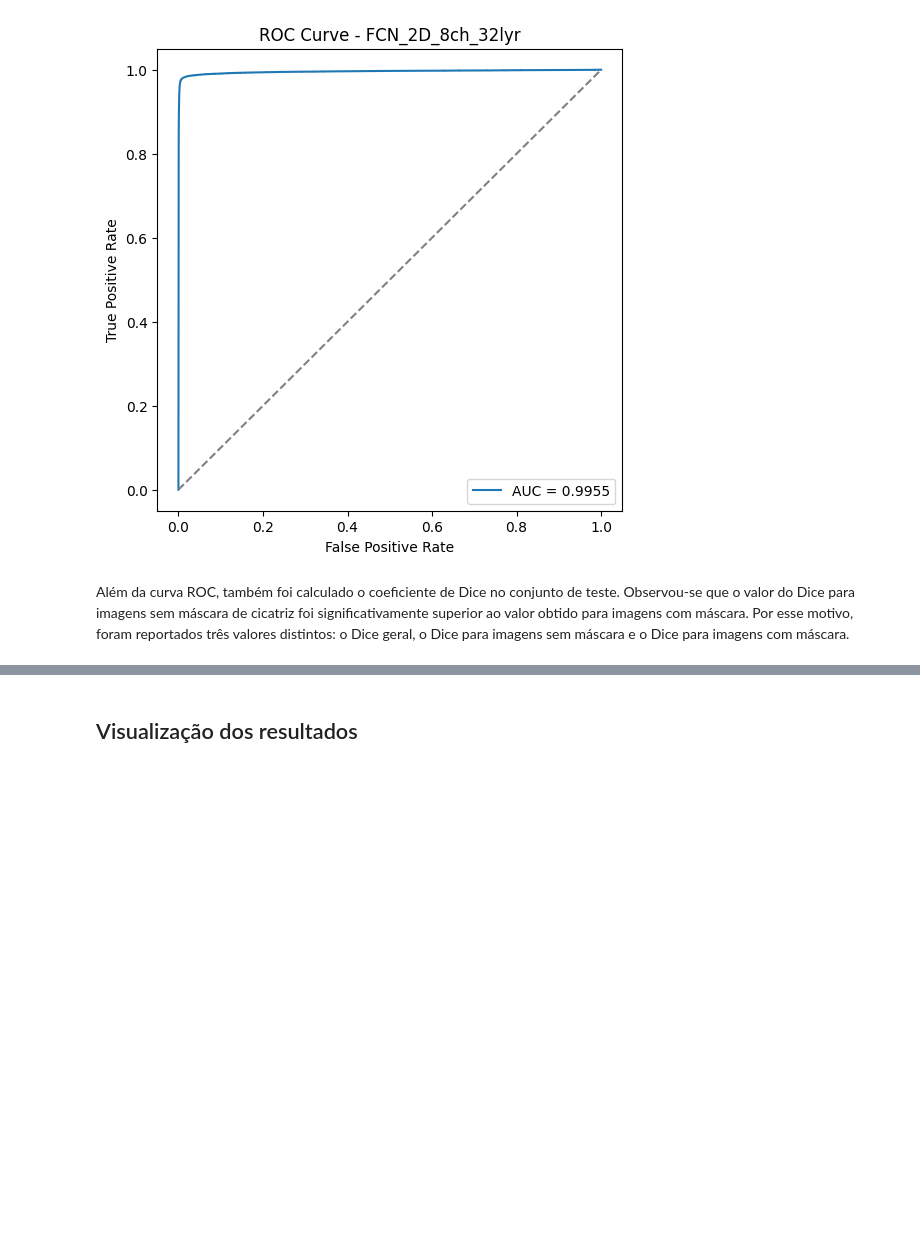
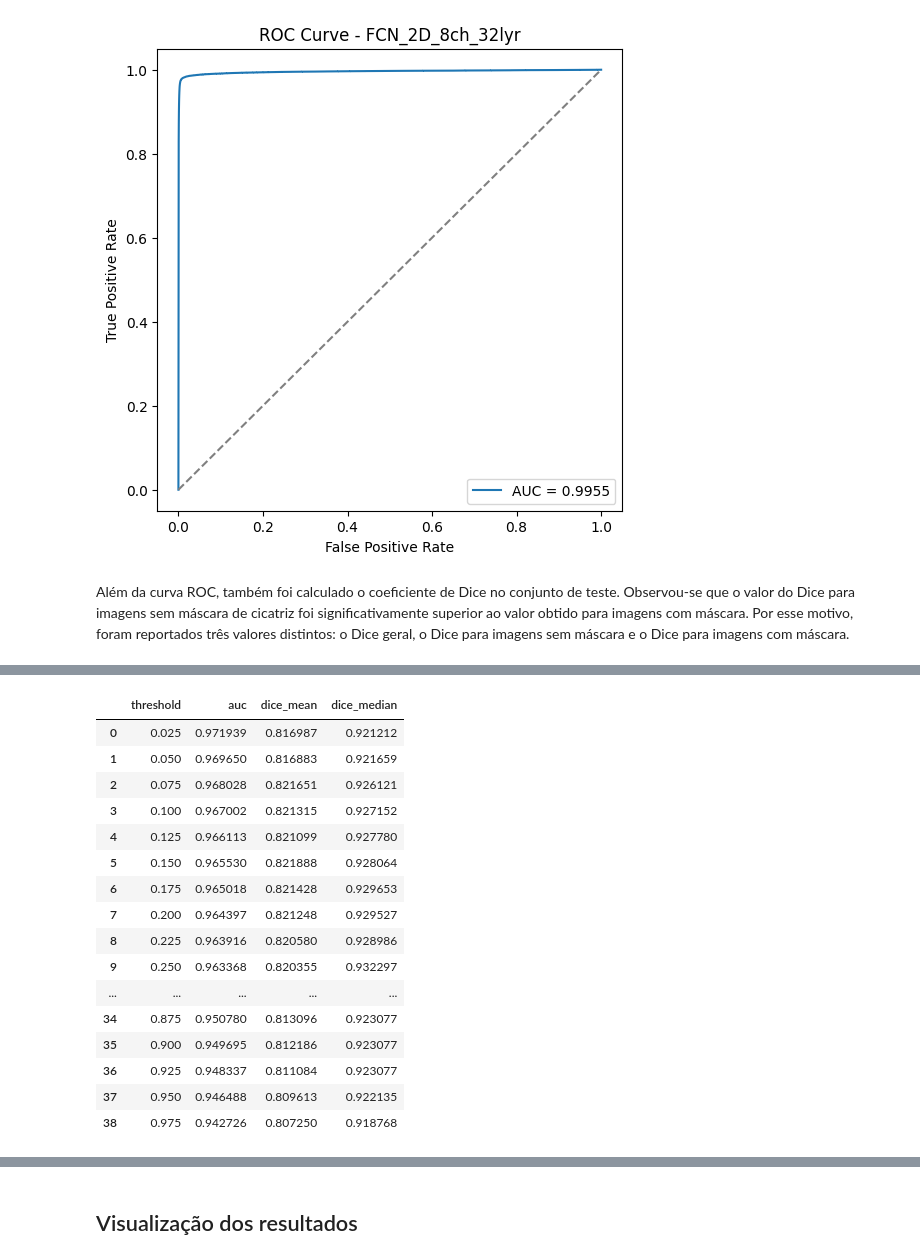
Before and after one commit to everaldina/worcap-2025, a Jupyter notebook: worcap.ipynb, the cells around one changed output, grey strips where cells are left out. Saved outputs shown, nothing was run; the diff lists cells and outputs as text; code cells hidden in the pictures; blank space fills up the shorter version.

```diff
--- a/worcap.ipynb
+++ b/worcap.ipynb
@@ -581,0 +604,29 @@ df_describe
+# %%
+thresholds = np.linspace(0, 1, 41)  # De 0 a 1 com passo de 0.025
+results = []
+
+for thr in thresholds:
+    print(f"Calculando métricas para threshold: {thr:.3f}")
+    pred_binary = (preds >= thr).astype(np.float32)
+
+    # Dice médio por threshold
+    dice_scores = []
+    for r in val_ids:
+        mask = read_mask(os.path.join(data_paths['mask'], f'recorte_{r}.tif'))
+        pickle_pred = read_pickle(os.path.join(file_path, f'recorte_{r}.pkl'))
+        pred = np.array(pickle_pred).squeeze()
+        pred_binary = (pred >= thr).astype(np.float32)
+        dice_scores.append(calc_dice(mask, pred_binary))
+
+    dice_mean = np.mean(dice_scores)
+    dice_median = np.median(dice_scores)
+
+    results.append({
+        "threshold": thr,
+        "auc": roc_auc_score(labels, (preds >= thr).astype(np.float32)),
+        "dice_mean": dice_mean,
+        "dice_median": dice_median
+    })
+
+results = [res for res in results if res['threshold'] not in (0.0, 1.0)] # remover extremos
+results_df = pd.DataFrame(results)
@@ -581,0 +651,20 @@ df_describe
+# %%
+display(results_df)
+# %% [output]
+|  | threshold | auc | dice_mean | dice_median |
+| 0 | 0.025 | 0.971939 | 0.816987 | 0.921212 |
+| 1 | 0.050 | 0.969650 | 0.816883 | 0.921659 |
+| 2 | 0.075 | 0.968028 | 0.821651 | 0.926121 |
+| 3 | 0.100 | 0.967002 | 0.821315 | 0.927152 |
+| 4 | 0.125 | 0.966113 | 0.821099 | 0.927780 |
+| 5 | 0.150 | 0.965530 | 0.821888 | 0.928064 |
+| 6 | 0.175 | 0.965018 | 0.821428 | 0.929653 |
+| 7 | 0.200 | 0.964397 | 0.821248 | 0.929527 |
+| 8 | 0.225 | 0.963916 | 0.820580 | 0.928986 |
+| 9 | 0.250 | 0.963368 | 0.820355 | 0.932297 |
+| ... | ... | ... | ... | ... |
+| 34 | 0.875 | 0.950780 | 0.813096 | 0.923077 |
+| 35 | 0.900 | 0.949695 | 0.812186 | 0.923077 |
+| 36 | 0.925 | 0.948337 | 0.811084 | 0.923077 |
+| 37 | 0.950 | 0.946488 | 0.809613 | 0.922135 |
+| 38 | 0.975 | 0.942726 | 0.807250 | 0.918768 |
```
Also changed, not shown: parts of 17 cells of this notebook, 2 other files.
